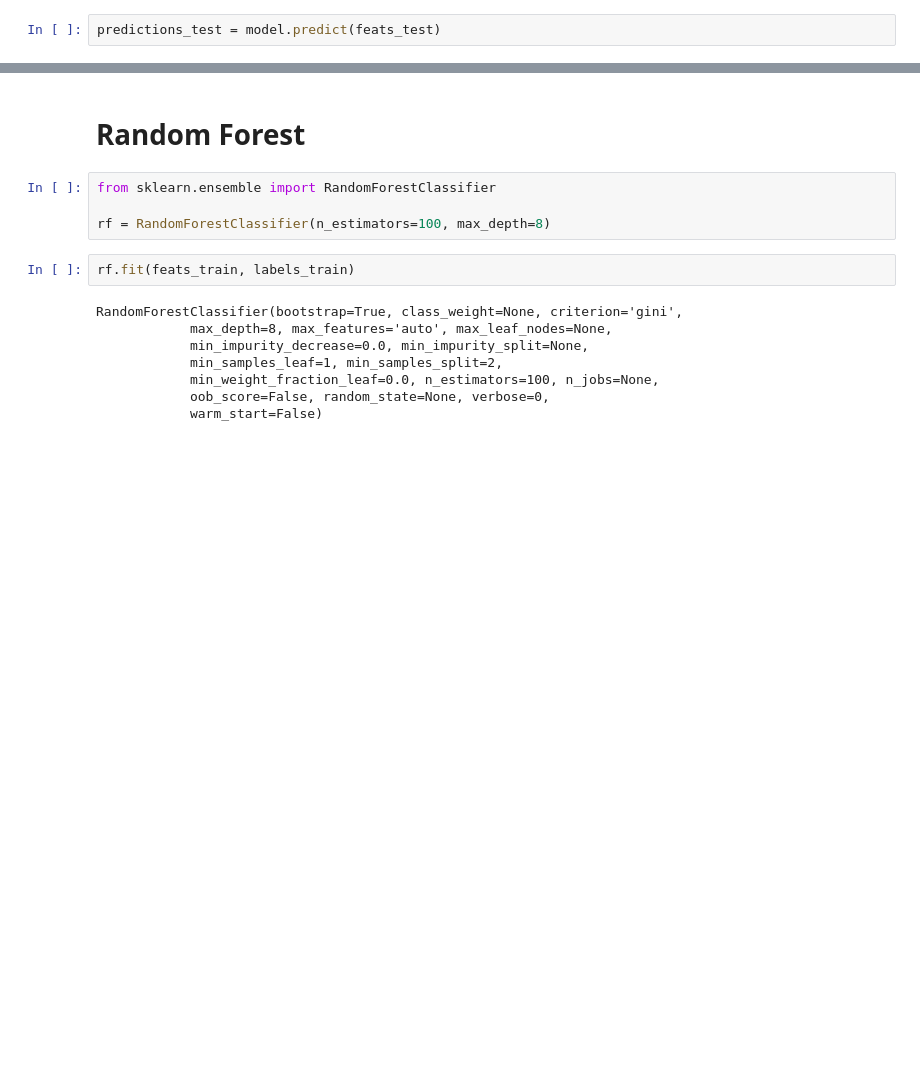
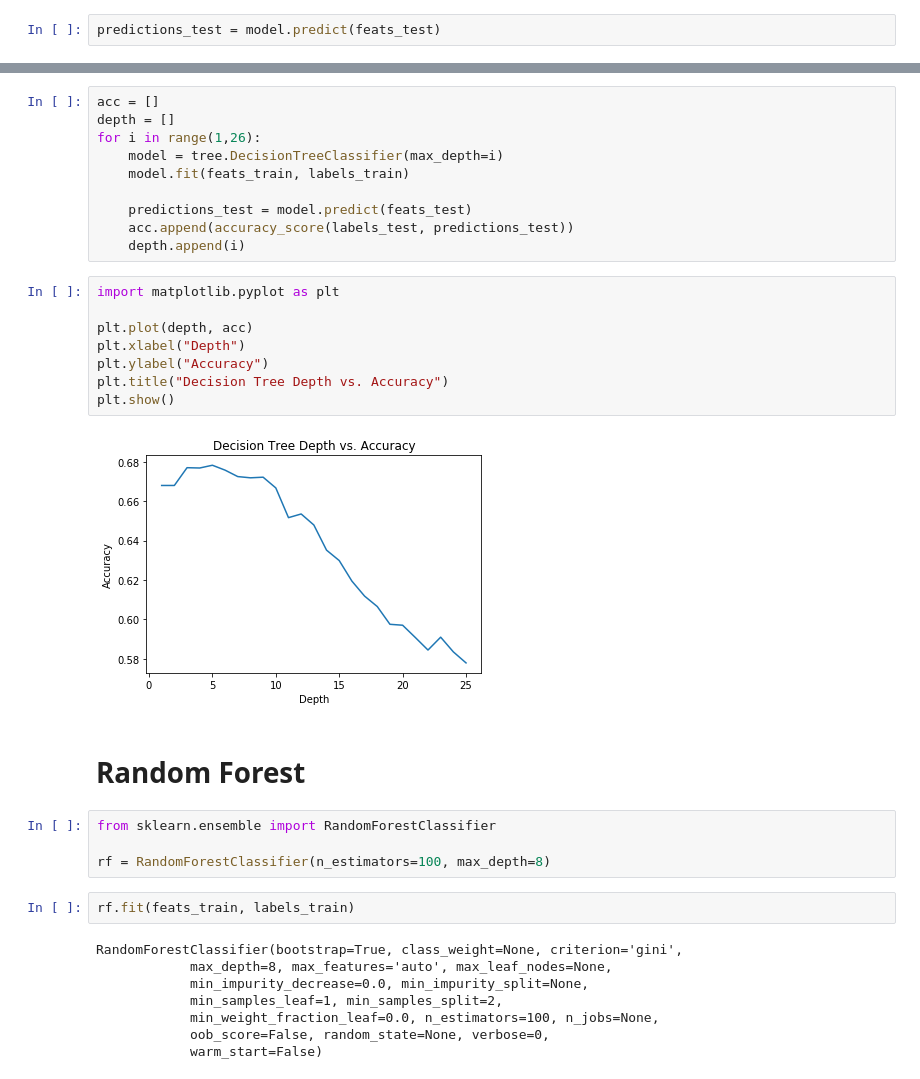
Before and after one commit to shailaptl/KobeBryantShotDetection, a Jupyter notebook: sklearn.ipynb, the cells around one changed output, grey strips where cells are left out. Drawn from its saved outputs; the diff is of its cells as text; blank space fills up the shorter version.

Commit message:
added classifiers and plots for dt and rf

```diff
--- a/sklearn.ipynb
+++ b/sklearn.ipynb
@@ -36,3 +36,23 @@ accuracy_score(labels_test, predictions_test)
+# %%
+acc = []
+depth = []
+for i in range(1,26):
+    model = tree.DecisionTreeClassifier(max_depth=i)
+    model.fit(feats_train, labels_train)
+
+    predictions_test = model.predict(feats_test)
+    acc.append(accuracy_score(labels_test, predictions_test))
+    depth.append(i)
+# %%
+import matplotlib.pyplot as plt
+
+plt.plot(depth, acc)
+plt.xlabel("Depth")
+plt.ylabel("Accuracy")
+plt.title("Decision Tree Depth vs. Accuracy")
+plt.show()
+# %% [output]
+[figure, added]
 # %% [markdown]
 # Random Forest
 # %%
```
Also changed, not shown: parts of 19 cells of this notebook.
